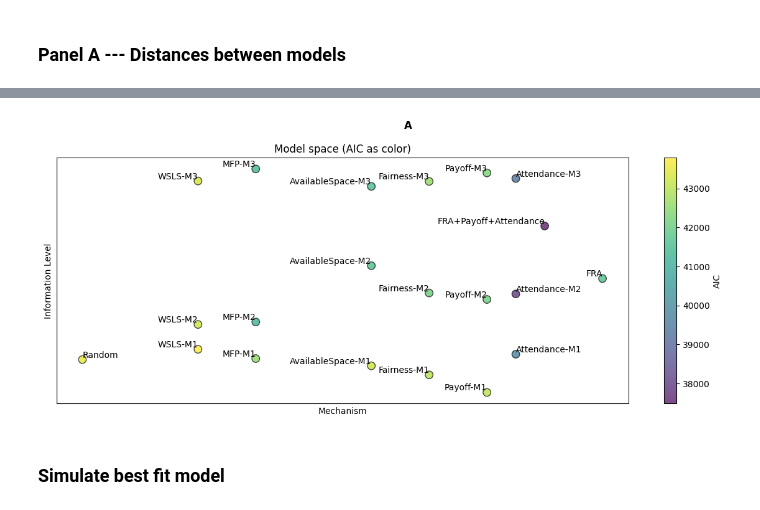
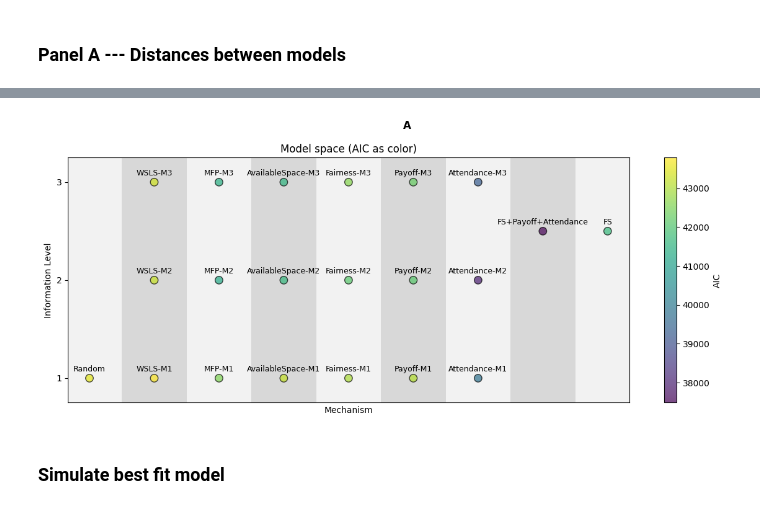
Before and after one commit to EAndrade-Lotero/Cognitive_Models_El_Farol_Bar_Problem, a Jupyter notebook: Figures for article/Short_Fig3.ipynb, the cells around one changed output, grey strips where cells are left out. Drawn from its saved outputs; the diff is of its cells as text; code cells hidden in the pictures.

```diff
--- a/Figures for article/Short_Fig3.ipynb
+++ b/Figures for article/Short_Fig3.ipynb
@@ -182,6 +194,7 @@ emb_df = pd.DataFrame({
     'AIC': df_all['AIC'].values,
     'AIC_diff': df_all['AIC_diff'].values
 })
+emb_df['model'] = emb_df['model'].apply(lambda x: x.replace('FRA', 'FS'))
 
 emb_df
 # %% [output]
@@ -214,42 +241,68 @@ fig, ax = plt.subplots(
     1, 1,
     figsize=(12,5),
     tight_layout=True
 )
 
+
+# Example positions for 8 rectangles (in a row)
+xs = [x - 0.75 for x in emb_df['mechanism_axis'].unique()]
+xs.sort()
+width, height = 1.5, 3.5
+y = 0          # same y for all
+
+# Different colors and alpha values
+alphas = [0.1, 0.3] * 4 + [0.1]
+
+for x, a in zip(xs, alphas):
+    rect = Rectangle(
+        (x, y),          # (x, y) lower-left corner
+        width, height,   # width, height
+        facecolor='gray',
+        edgecolor=None,
+        alpha=a
+    )
+    ax.add_patch(rect)
+
 sc = plt.scatter(
-    emb_df['mechanism_axis'], emb_df['level_jittered'],
+    emb_df['mechanism_axis'], emb_df['level'],
     c=emb_df['AIC'], s=80, cmap='viridis', alpha=0.7, edgecolor='k',
 )
 
 # Labels for each point
 for _, row in emb_df.iterrows():
-    if (('Attendance' in row['model']) and ('FRA' not in row['model'])) or ('Random' in row['model']):
-        ha = 'left'
-    else:
-        ha = 'right'
-    plt.text(row['mechanism_axis'], row['level_jittered'],
-             row['model'], fontsize=10, ha=ha, va='bottom')
+    # if (('Attendance' in row['model']) and ('FRA' not in row['model'])) or ('Random' in row['model']):
+    #     # ha = 'left'
+    #     va = 'bottom'
+    # else:
+    #     # ha = 'right'
+    #     va = 'top'
+    ha = 'center'
+    va = 'bottom'
+    plt.text(row['mechanism_axis'], row['level'] + 0.05,
+             row['model'], fontsize=9, ha=ha, va=va)
 
 # Colorbar
 cbar = plt.colorbar(sc)
 cbar.set_label('AIC')
 
 # Axes labels and title
+ax.set_xlim([-0.5, 12.5])
+ax.set_ylim([0.75, 3.25])
 plt.xlabel('Mechanism')
 plt.xticks(ticks=[])
 plt.ylabel('Information Level')
-plt.yticks(ticks=[])
+plt.yticks(ticks=[1, 2, 3])
 plt.title('Model space (AIC as color)')
 
 # Convert figure to image array
 fig.suptitle("A", fontweight="bold")
 fig.canvas.draw()
 rgba_bytes = fig.canvas.buffer_rgba().tobytes()
 width, height = fig.canvas.get_width_height()
 pil_image = PIL.Image.frombytes(mode="RGBA", size=[width, height], data=rgba_bytes)
 panel_A = np.array(pil_image)
 # %% [output]
-[figure, old version]
+[figure, new version]
 # %% [markdown]
 ### Simulate best fit model
 # %% [markdown]
```
Also changed, not shown: parts of 6 cells of this notebook, 2 other files.
